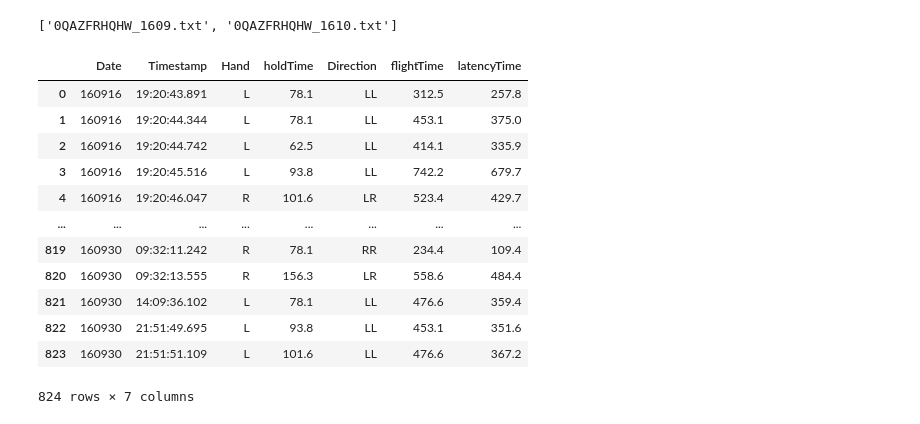
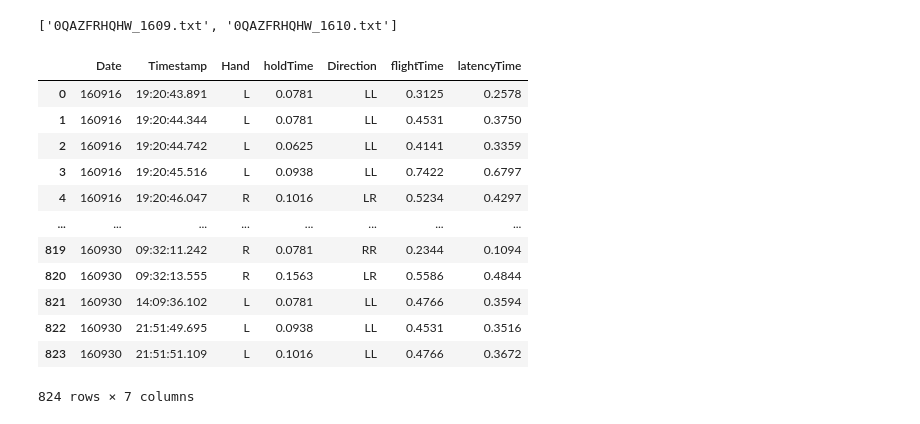
Before and after one commit to HannaKatarzyna/monKEY_app, a Jupyter notebook: preprocessing.ipynb, the cells around one changed output. Cells and saved outputs as stored; diff of their text form; code cells hidden in the pictures.

```diff
--- a/preprocessing.ipynb
+++ b/preprocessing.ipynb
@@ -282,4 +300,7 @@ data1
 # %%
+directory_path1 = 'D:/studia_mgrEIM/master_diploma/data/tappy-keystroke-data-1.0.0/Archived users/'
+files_list1 = os.listdir(directory_path1)
+
 users = [el.split("_")[1].split(".")[0] for el in files_list1]
 df_ID2 = pd.DataFrame(data=users, columns=['pID'])
 
@@ -332,21 +353,24 @@ results
 # %%
 data2 = pd.read_table(directory_path2 + results[0], index_col=False, names=[
                       'User', 'Date', 'Timestamp', 'Hand', 'holdTime', 'Direction', 'flightTime', 'latencyTime', ])
 data2.drop(columns=['User'], inplace=True)
+data2['holdTime']=data2['holdTime']/1000
+data2['flightTime']=data2['flightTime']/1000
+data2['latencyTime']=data2['latencyTime']/1000
 data2
 # %% [output]
 |  | Date | Timestamp | Hand | holdTime | Direction | flightTime | latencyTime |
-| 0 | 160916 | 19:20:43.891 | L | 78.1 | LL | 312.5 | 257.8 |
-| 1 | 160916 | 19:20:44.344 | L | 78.1 | LL | 453.1 | 375.0 |
-| 2 | 160916 | 19:20:44.742 | L | 62.5 | LL | 414.1 | 335.9 |
-| 3 | 160916 | 19:20:45.516 | L | 93.8 | LL | 742.2 | 679.7 |
-| 4 | 160916 | 19:20:46.047 | R | 101.6 | LR | 523.4 | 429.7 |
+| 0 | 160916 | 19:20:43.891 | L | 0.0781 | LL | 0.3125 | 0.2578 |
+| 1 | 160916 | 19:20:44.344 | L | 0.0781 | LL | 0.4531 | 0.3750 |
+| 2 | 160916 | 19:20:44.742 | L | 0.0625 | LL | 0.4141 | 0.3359 |
+| 3 | 160916 | 19:20:45.516 | L | 0.0938 | LL | 0.7422 | 0.6797 |
+| 4 | 160916 | 19:20:46.047 | R | 0.1016 | LR | 0.5234 | 0.4297 |
 | ... | ... | ... | ... | ... | ... | ... | ... |
-| 819 | 160930 | 09:32:11.242 | R | 78.1 | RR | 234.4 | 109.4 |
-| 820 | 160930 | 09:32:13.555 | R | 156.3 | LR | 558.6 | 484.4 |
-| 821 | 160930 | 14:09:36.102 | L | 78.1 | LL | 476.6 | 359.4 |
-| 822 | 160930 | 21:51:49.695 | L | 93.8 | LL | 453.1 | 351.6 |
-| 823 | 160930 | 21:51:51.109 | L | 101.6 | LL | 476.6 | 367.2 |
+| 819 | 160930 | 09:32:11.242 | R | 0.0781 | RR | 0.2344 | 0.1094 |
+| 820 | 160930 | 09:32:13.555 | R | 0.1563 | LR | 0.5586 | 0.4844 |
+| 821 | 160930 | 14:09:36.102 | L | 0.0781 | LL | 0.4766 | 0.3594 |
+| 822 | 160930 | 21:51:49.695 | L | 0.0938 | LL | 0.4531 | 0.3516 |
+| 823 | 160930 | 21:51:51.109 | L | 0.1016 | LL | 0.4766 | 0.3672 |
 824 rows × 7 columns
 # %%
 grouped_data = data2.groupby('Date').agg(list)
```
Also changed, not shown: parts of 26 cells of this notebook, 1 other file.
